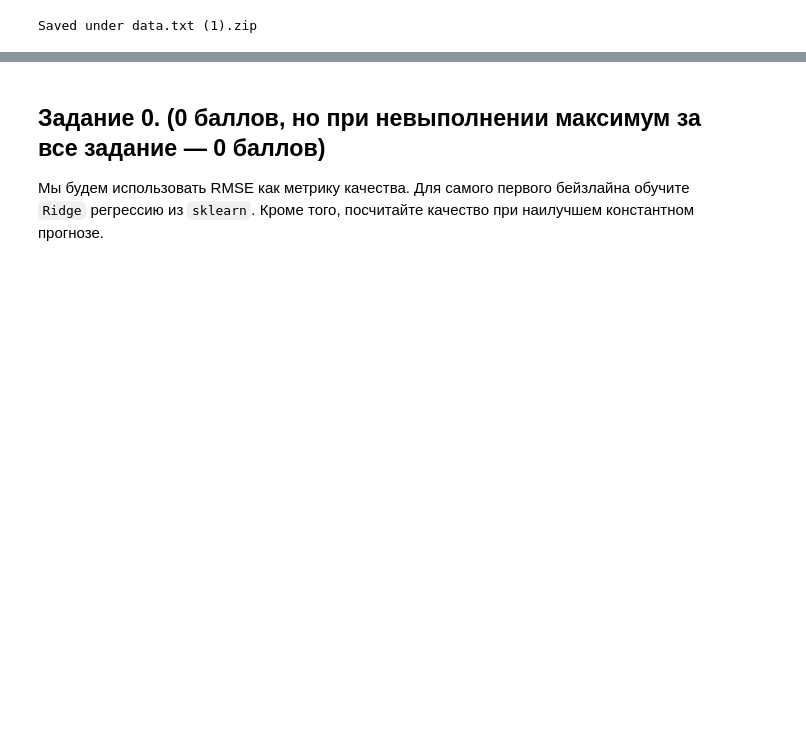
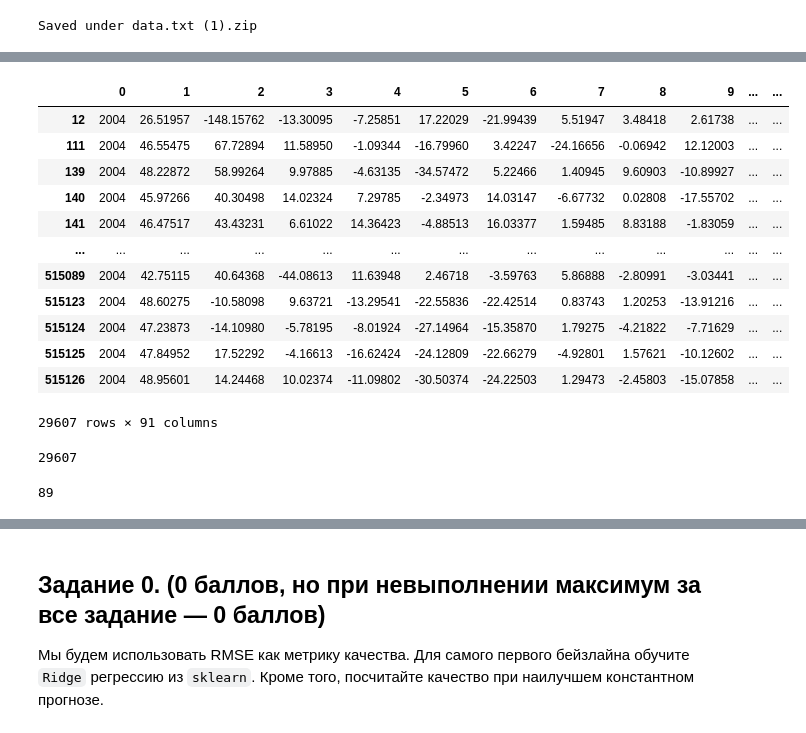
Before and after one commit to krottttt/iad, a Jupyter notebook: sem_3_hw_1/hw01_1.ipynb, the cells around one changed output, grey strips where cells are left out. Drawn from its saved outputs; the diff is of its cells as text; code cells hidden in the pictures; blank space fills up the shorter version.

```diff
--- a/sem_3_hw_1/hw01_1.ipynb
+++ b/sem_3_hw_1/hw01_1.ipynb
@@ -72,0 +120,6 @@ y_test_l = y_l[train_size_little:]
+# %%
+pd.set_option('display.max_rows', 90)
+years = pd.DataFrame(df[0].value_counts())
+years = years.reset_index()
+years = years.rename(columns={'index':'year',0:'amount'})
+years
@@ -72,0 +144,20 @@ y_test_l = y_l[train_size_little:]
+# %%
+df[df[0]==2004]
+# %% [output]
+|  | 0 | 1 | 2 | 3 | 4 | 5 | 6 | 7 | 8 | 9 | ... | ... |
+| 12 | 2004 | 26.51957 | -148.15762 | -13.30095 | -7.25851 | 17.22029 | -21.99439 | 5.51947 | 3.48418 | 2.61738 | ... | ... |
+| 111 | 2004 | 46.55475 | 67.72894 | 11.58950 | -1.09344 | -16.79960 | 3.42247 | -24.16656 | -0.06942 | 12.12003 | ... | ... |
+| 139 | 2004 | 48.22872 | 58.99264 | 9.97885 | -4.63135 | -34.57472 | 5.22466 | 1.40945 | 9.60903 | -10.89927 | ... | ... |
+| 140 | 2004 | 45.97266 | 40.30498 | 14.02324 | 7.29785 | -2.34973 | 14.03147 | -6.67732 | 0.02808 | -17.55702 | ... | ... |
+| 141 | 2004 | 46.47517 | 43.43231 | 6.61022 | 14.36423 | -4.88513 | 16.03377 | 1.59485 | 8.83188 | -1.83059 | ... | ... |
+| ... | ... | ... | ... | ... | ... | ... | ... | ... | ... | ... | ... | ... |
+| 515089 | 2004 | 42.75115 | 40.64368 | -44.08613 | 11.63948 | 2.46718 | -3.59763 | 5.86888 | -2.80991 | -3.03441 | ... | ... |
+| 515123 | 2004 | 48.60275 | -10.58098 | 9.63721 | -13.29541 | -22.55836 | -22.42514 | 0.83743 | 1.20253 | -13.91216 | ... | ... |
+| 515124 | 2004 | 47.23873 | -14.10980 | -5.78195 | -8.01924 | -27.14964 | -15.35870 | 1.79275 | -4.21822 | -7.71629 | ... | ... |
+| 515125 | 2004 | 47.84952 | 17.52292 | -4.16613 | -16.62424 | -24.12809 | -22.66279 | -4.92801 | 1.57621 | -10.12602 | ... | ... |
+| 515126 | 2004 | 48.95601 | 14.24468 | 10.02374 | -11.09802 | -30.50374 | -24.22503 | 1.29473 | -2.45803 | -15.07858 | ... | ... |
+29607 rows × 91 columns
+# %%
+int(years[years['year']==2004]['amount'])
+# %% [output]
+29607
@@ -72,0 +173,5 @@ y_test_l = y_l[train_size_little:]
+# %%
+years_new = pd.DataFrame(data[0].value_counts())
+len(years_new)
+# %% [output]
+89
```
Also changed, not shown: parts of 43 cells of this notebook, 17 other files.
